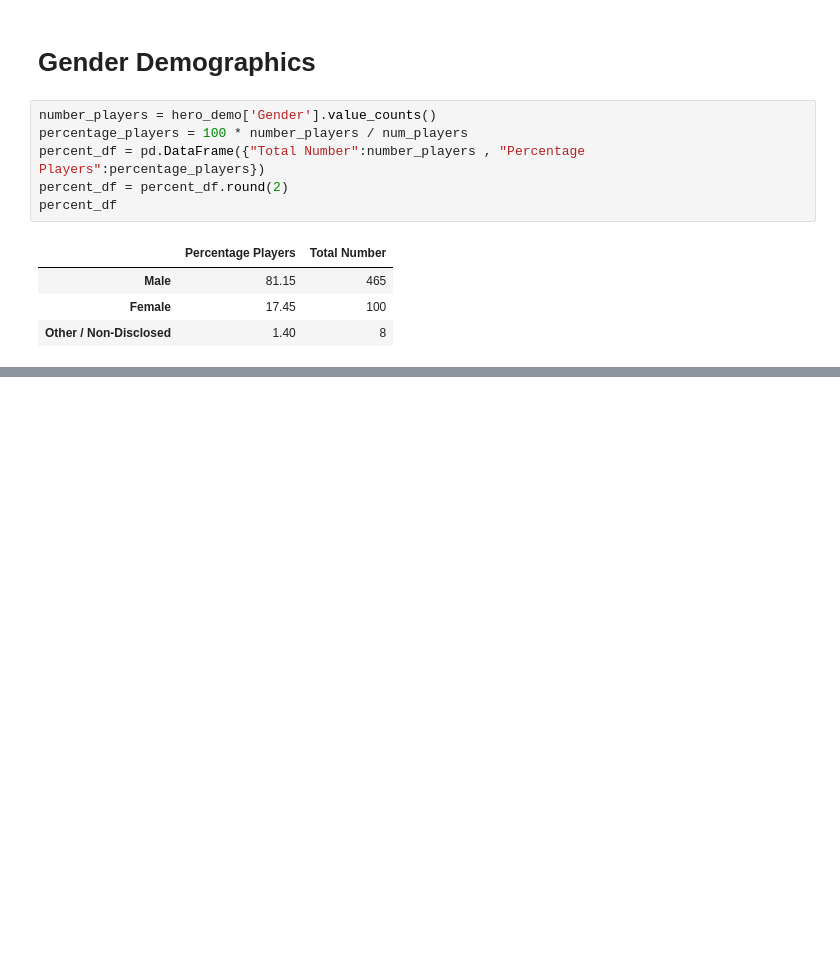
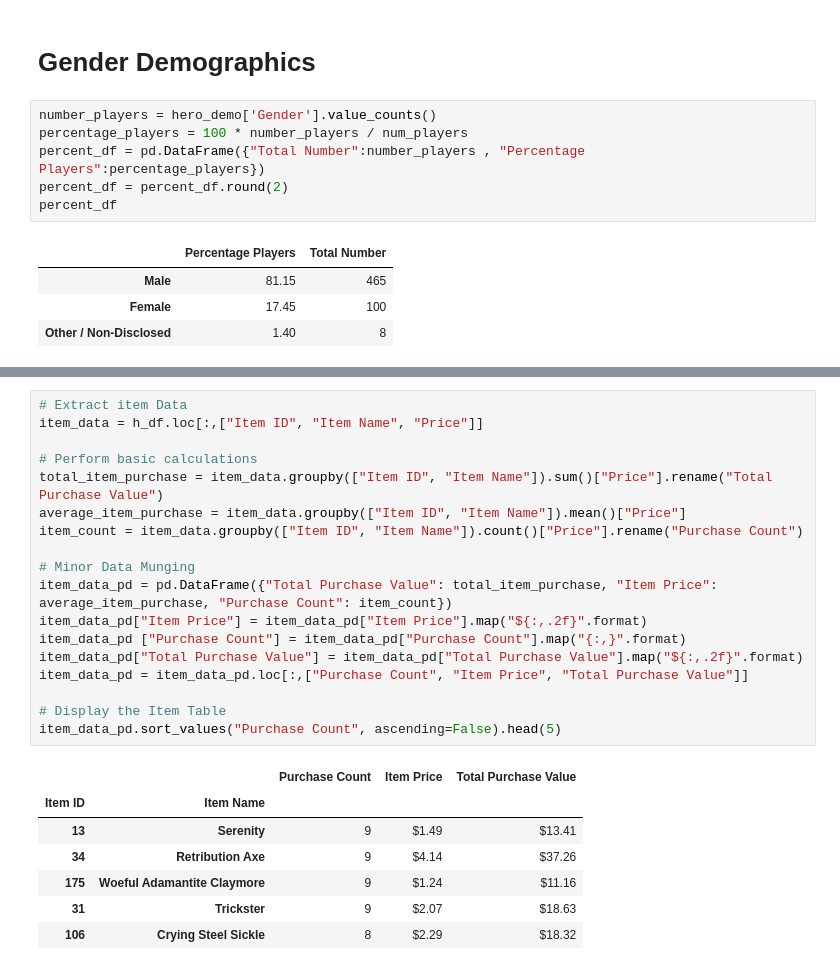
Before and after one commit to sHongJung/Data_Analytics, a Jupyter notebook: 04-pandas/Homework/Instructions/HeroesOfPymoli/Pandas_HW.ipynb, the cells around one changed output, grey strips where cells are left out. Saved outputs shown, nothing was run; the diff lists cells and outputs as text; blank space fills up the shorter version.

```diff
--- a/04-pandas/Homework/Instructions/HeroesOfPymoli/Pandas_HW.ipynb
+++ b/04-pandas/Homework/Instructions/HeroesOfPymoli/Pandas_HW.ipynb
@@ -89,0 +185,26 @@ gender_data
+# %%
+# Extract item Data
+item_data = h_df.loc[:,["Item ID", "Item Name", "Price"]]
+
+# Perform basic calculations
+total_item_purchase = item_data.groupby(["Item ID", "Item Name"]).sum()["Price"].rename("Total Purchase Value")
+average_item_purchase = item_data.groupby(["Item ID", "Item Name"]).mean()["Price"]
+item_count = item_data.groupby(["Item ID", "Item Name"]).count()["Price"].rename("Purchase Count")
+
+# Minor Data Munging
+item_data_pd = pd.DataFrame({"Total Purchase Value": total_item_purchase, "Item Price": average_item_purchase, "Purchase Count": item_count})
+item_data_pd["Item Price"] = item_data_pd["Item Price"].map("${:,.2f}".format)
+item_data_pd ["Purchase Count"] = item_data_pd["Purchase Count"].map("{:,}".format)
+item_data_pd["Total Purchase Value"] = item_data_pd["Total Purchase Value"].map("${:,.2f}".format)
+item_data_pd = item_data_pd.loc[:,["Purchase Count", "Item Price", "Total Purchase Value"]]
+
+# Display the Item Table
+item_data_pd.sort_values("Purchase Count", ascending=False).head(5)
+# %% [output]
+|  |  | Purchase Count | Item Price | Total Purchase Value |
+| Item ID | Item Name |  |  |  |
+| 13 | Serenity | 9 | $1.49 | $13.41 |
+| 34 | Retribution Axe | 9 | $4.14 | $37.26 |
+| 175 | Woeful Adamantite Claymore | 9 | $1.24 | $11.16 |
+| 31 | Trickster | 9 | $2.07 | $18.63 |
+| 106 | Crying Steel Sickle | 8 | $2.29 | $18.32 |
```
Also changed, not shown: parts of 6 cells of this notebook, 2 other files.
